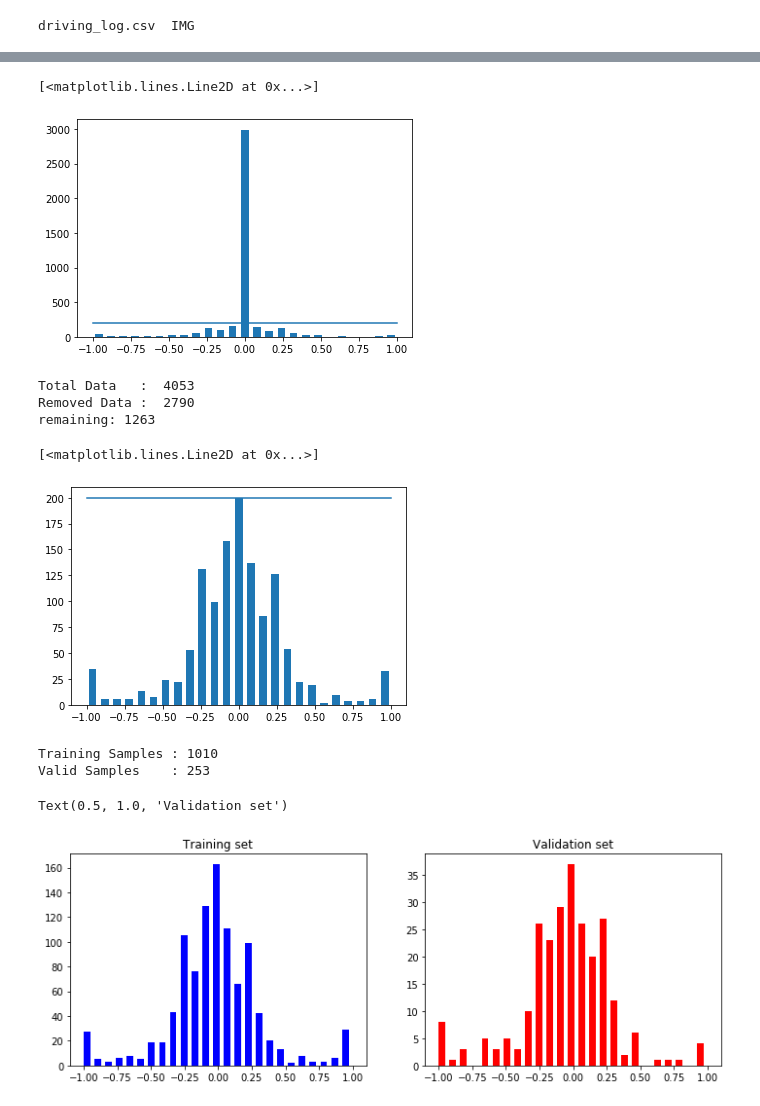
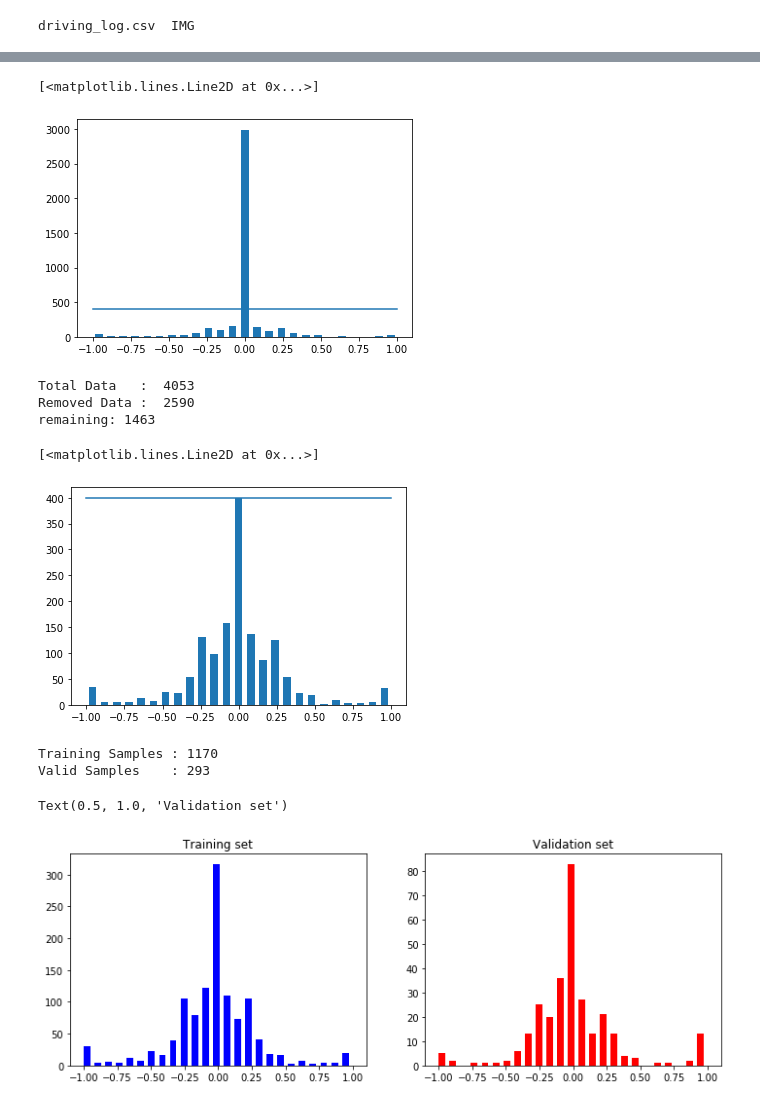
Before and after one commit to sgagankumar/GhostCar-Training, a Jupyter notebook: Behavioural_Cloning.ipynb, the cells around one changed output, grey strips where cells are left out. Cells and saved outputs as stored; diff of their text form; code cells hidden in the pictures.

```diff
--- a/Behavioural_Cloning.ipynb
+++ b/Behavioural_Cloning.ipynb
@@ -52,15 +50,15 @@ data.head()
 | 4 | center_2018_07_16_17_11_43_860.jpg | left_2018_07_16_17_11_43_860.jpg | right_2018_07_16_17_11_43_860.jpg | 0.0 | 0.0 | 0.0 | 0.615438 |
 # %%
 num_bins=25
-samples_per_bin = 200
+samples_per_bin = 400
 hist, bins = np.histogram(data['steering'], num_bins)
 center = (bins[:-1]+ bins[1:]) *0.5
 # print(center)
 plt.bar(center, hist, width=0.05)
 plt.plot((np.min(data['steering']), np.max(data['steering'])), (samples_per_bin, samples_per_bin))
 # %% [output]
 [<matplotlib.lines.Line2D at 0x...>]
-[figure, old version]
+[figure, new version]
 # %%
 remove_list = []
 for j in range(num_bins):
@@ -82,10 +80,10 @@ plt.bar(center, hist, width=0.05)
 plt.plot((np.min(data['steering']), np.max(data['steering'])), (samples_per_bin, samples_per_bin))
 # %% [output]
 Total Data   :  4053
-Removed Data :  2790
-remaining: 1263
+Removed Data :  2590
+remaining: 1463
 [<matplotlib.lines.Line2D at 0x...>]
-[figure, old version]
+[figure, new version]
 # %%
 def load_img_steering(datadir, df):
     image_path = []
@@ -104,8 +102,8 @@ image_paths, steerings = load_img_steering(datadir + '/IMG', data)
 X_train, X_valid, y_train, y_valid = train_test_split(image_paths, steerings, test_size=0.2, random_state=6)
 print('Training Samples : {}\nValid Samples    : {}'.format(len(X_train), len(X_valid)))
 # %% [output]
-Training Samples : 1010
-Valid Samples    : 253
+Training Samples : 1170
+Valid Samples    : 293
 # %%
 fig, axes = plt.subplots(1, 2, figsize=(12, 4))
 axes[0].hist(y_train, bins=num_bins, width=0.05, color='blue')
@@ -114,4 +112,4 @@ axes[1].hist(y_valid, bins=num_bins, width=0.05, color='red')
 axes[1].set_title('Validation set')
 # %% [output]
 Text(0.5, 1.0, 'Validation set')
-[figure, old version]
+[figure, new version]
```
Also changed, not shown: parts of 20 cells of this notebook.
